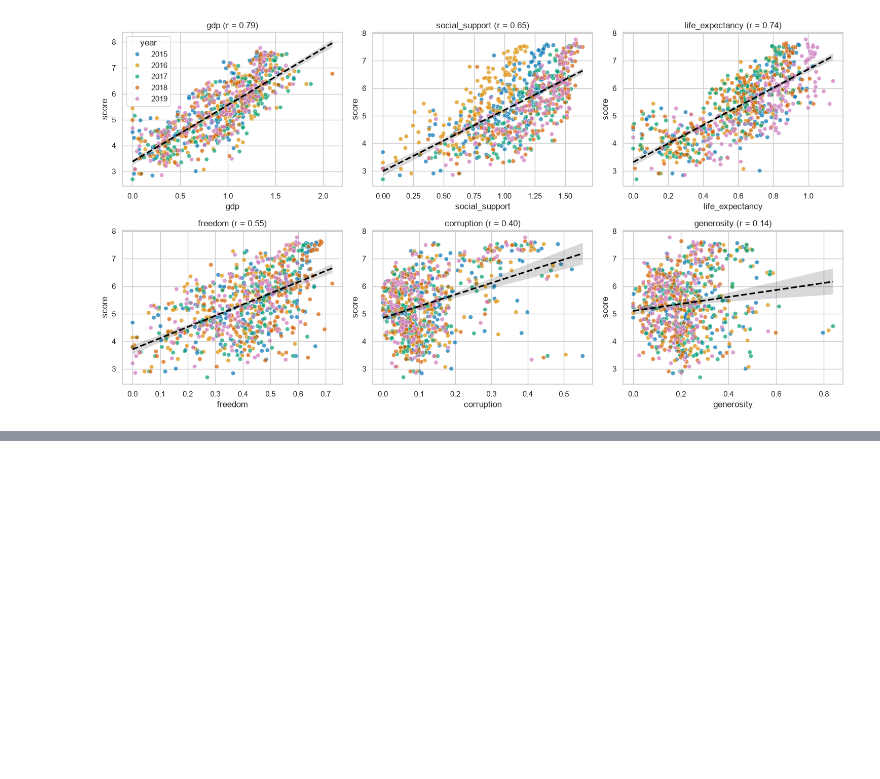
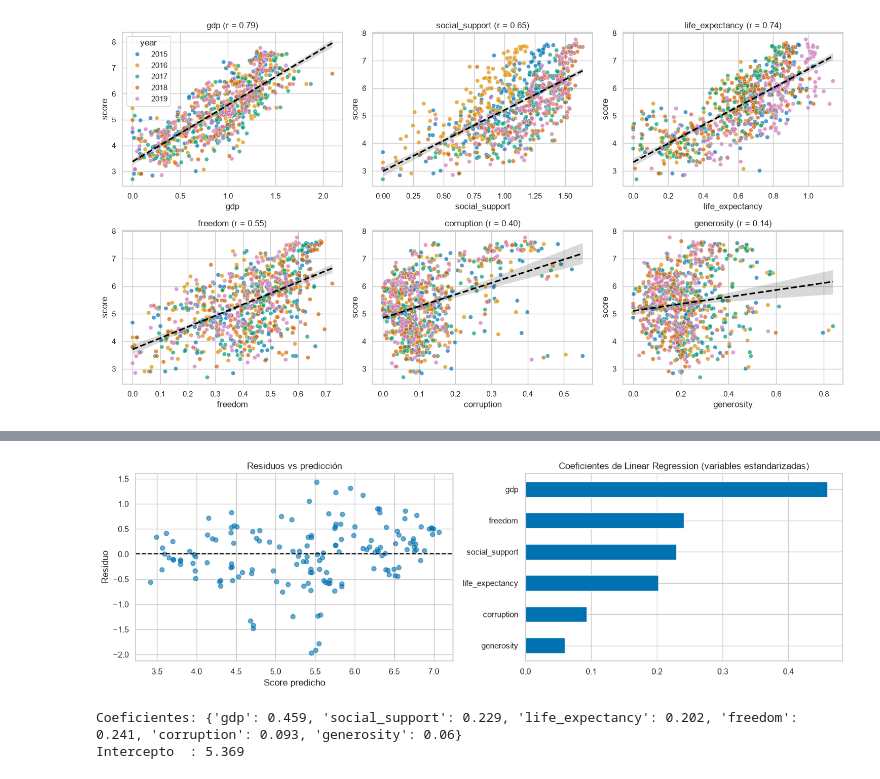
Before and after one commit to andrescam2026/ETL-WORKSHOP-03, a Jupyter notebook: notebooks/analysis.ipynb, the cells around one changed output, grey strips where cells are left out. Drawn from its saved outputs; the diff is of its cells as text; code cells hidden in the pictures; blank space fills up the shorter version.

```diff
--- a/notebooks/analysis.ipynb
+++ b/notebooks/analysis.ipynb
@@ -479,0 +642,21 @@ plt.show()
+# %%
+fig, axes = plt.subplots(1, 2, figsize=(14, 4.5))
+
+# Residuos vs valor predicho: si hay patrón, el modelo omite algo
+axes[0].scatter(predicciones["Linear Regression"], residuos, alpha=0.6, color="#0072B2")
+axes[0].axhline(0, color="k", linestyle="--")
+axes[0].set(xlabel="Score predicho", ylabel="Residuo", title="Residuos vs predicción")
+
+# Coeficientes (variables estandarizadas, por eso son comparables entre sí)
+coefs = pd.Series(modelos["Linear Regression"].named_steps["model"].coef_, index=FEATURES)
+coefs.sort_values().plot.barh(color="#0072B2", ax=axes[1])
+axes[1].set(title="Coeficientes de Linear Regression (variables estandarizadas)")
+plt.tight_layout()
+plt.show()
+
+print("Coeficientes:", coefs.round(3).to_dict())
+print("Intercepto  :", round(modelos["Linear Regression"].named_steps["model"].intercept_, 3))
+# %% [output]
+[figure, added]
+Coeficientes: {'gdp': 0.459, 'social_support': 0.229, 'life_expectancy': 0.202, 'freedom': 0.241, 'corruption': 0.093, 'generosity': 0.06}
+Intercepto  : 5.369
```
Also changed, not shown: parts of 17 cells of this notebook, 8 other files.
